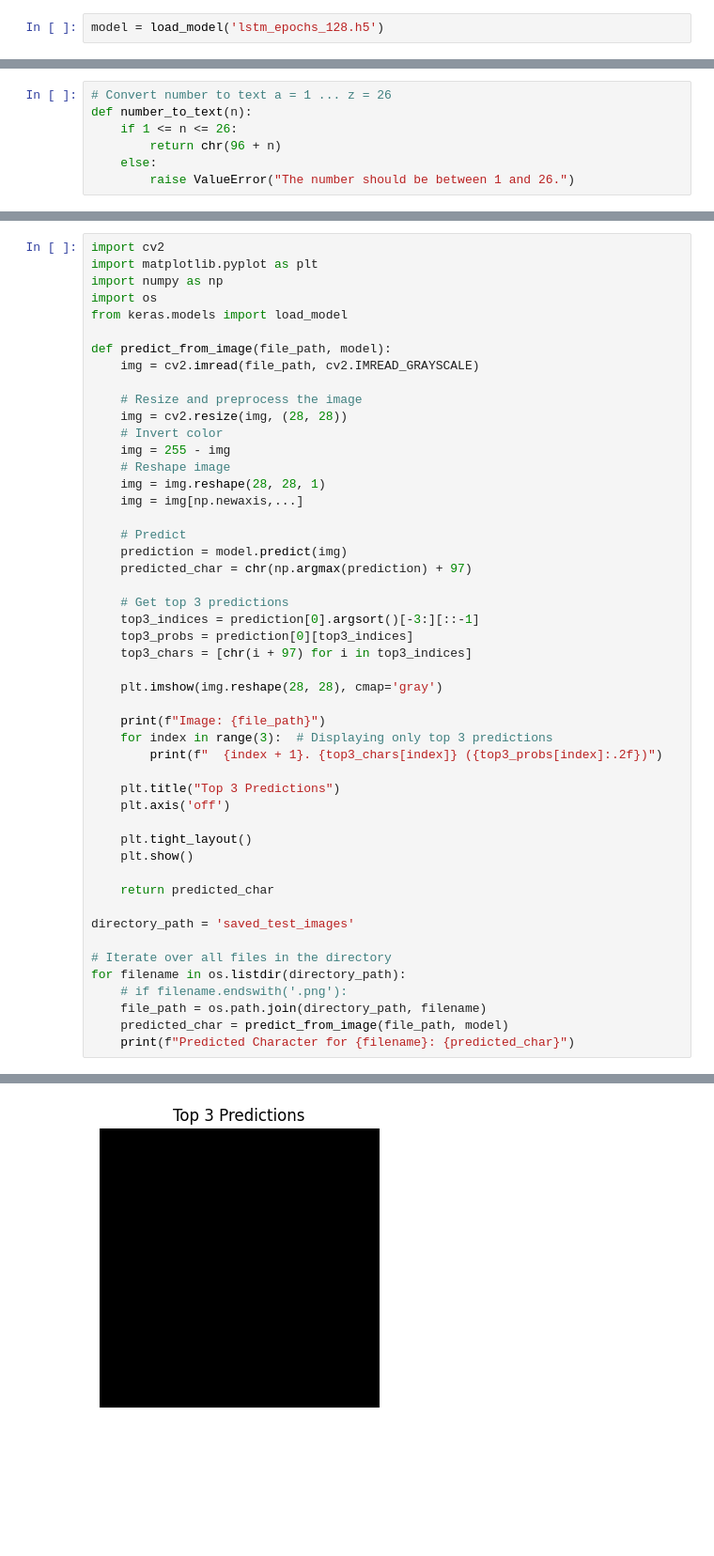
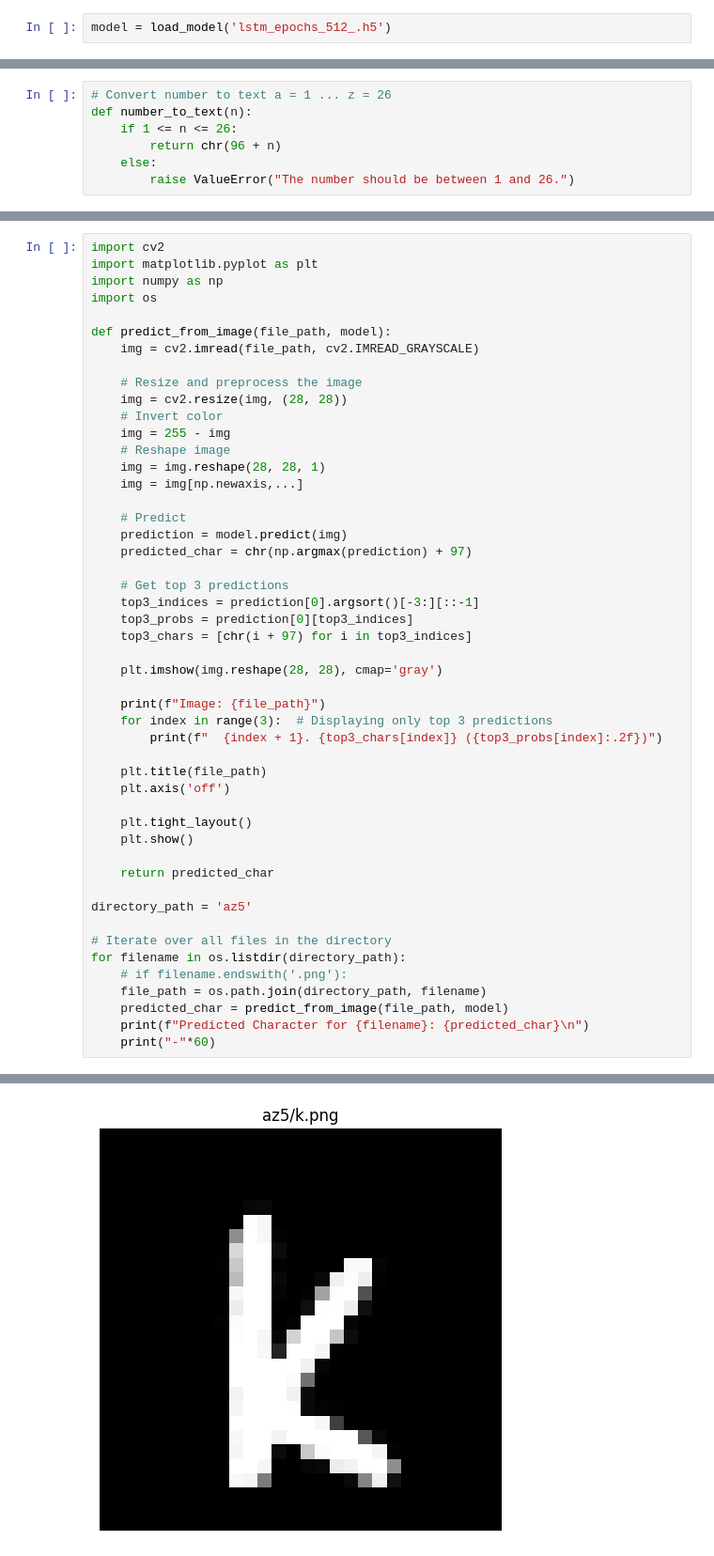
Before and after one commit to tavan1259/-, a Jupyter notebook: project/test_model.ipynb, the cells around one changed output, grey strips where cells are left out. Shown at 94% size. Cells and saved outputs as stored; diff of their text form; blank space fills up the shorter version.

```diff
--- a/project/test_model.ipynb
+++ b/project/test_model.ipynb
@@ -41,4 +41,4 @@ datagen.fit(image_train)
 (28, 28, 1)
 (28, 28, 1)
 # %%
-model = load_model('lstm_epochs_128.h5')
+model = load_model('lstm_epochs_512_.h5')
@@ -128,7 +113,6 @@ import cv2
 import matplotlib.pyplot as plt
 import numpy as np
 import os
-from keras.models import load_model
 
 def predict_from_image(file_path, model):
     img = cv2.imread(file_path, cv2.IMREAD_GRAYSCALE)
@@ -156,7 +140,7 @@ def predict_from_image(file_path, model):
     for index in range(3):  # Displaying only top 3 predictions
         print(f"  {index + 1}. {top3_chars[index]} ({top3_probs[index]:.2f})")
 
-    plt.title("Top 3 Predictions")
+    plt.title(file_path)
     plt.axis('off')
 
     plt.tight_layout()
@@ -164,12 +148,13 @@ def predict_from_image(file_path, model):
 
     return predicted_char
 
-directory_path = 'saved_test_images'
+directory_path = 'az5'
 
 # Iterate over all files in the directory
 for filename in os.listdir(directory_path):
     # if filename.endswith('.png'):
     file_path = os.path.join(directory_path, filename)
     predicted_char = predict_from_image(file_path, model)
-    print(f"Predicted Character for {filename}: {predicted_char}")
+    print(f"Predicted Character for {filename}: {predicted_char}\n")
+    print("-"*60)
 # %% [output]
@@ -177 +166 @@ for filename in os.listdir(directory_path):
-[figure, old version]
+[figure, new version]
```
Also changed, not shown: parts of 5 cells of this notebook, 52 other files.
